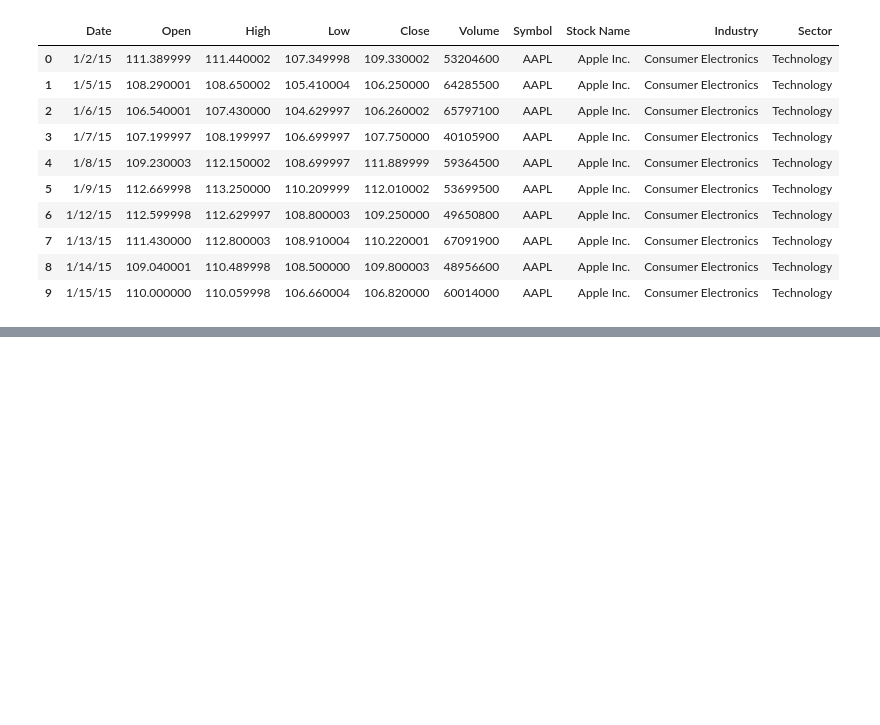
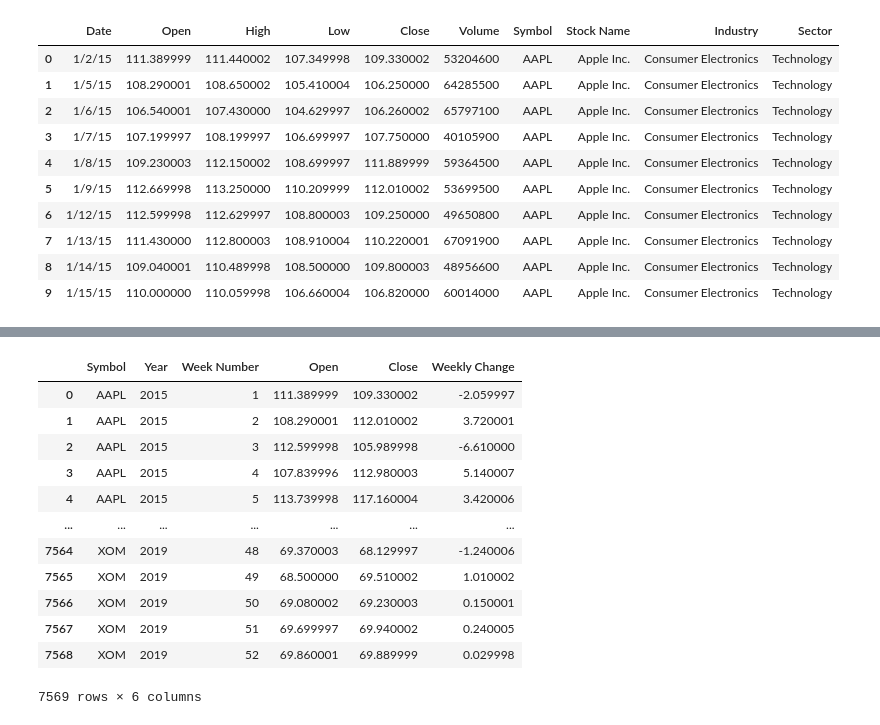
Before and after one commit to Jdshah06/S-P-500-Stock-Analysis, a Jupyter notebook: Project Dow Test.ipynb, the cells around one changed output, grey strips where cells are left out. Cells and saved outputs as stored; diff of their text form; code cells hidden in the pictures; blank space fills up the shorter version.

```diff
--- a/Project Dow Test.ipynb
+++ b/Project Dow Test.ipynb
@@ -125,4 +128,4 @@ stocks_df['Date']= pd.to_datetime(stocks_df['Date'])
 stocks_df['Week Number']= stocks_df['Date'].dt.week
 stocks_df['Year']= stocks_df['Date'].dt.year
 stocks_df
-# weekly_change= stocks_df.groupby(['Symbol','Year','Week Number']).agg({'open':'Open','close':'Close'})
+weekly_change= stocks_df.groupby(['Symbol','Year','Week Number']).agg({'Open':'first','Close':'last'})
@@ -235,0 +149,20 @@ end_weekly_change_df.loc[(end_weekly_change_df['Date']== "2015-01-04")& (end_wee
+# %%
+weekly_change=weekly_change.reset_index()
+# %%
+weekly_change['Weekly Change'] = weekly_change['Close'] - weekly_change['Open']
+# %%
+weekly_change
+# %% [output]
+|  | Symbol | Year | Week Number | Open | Close | Weekly Change |
+| 0 | AAPL | 2015 | 1 | 111.389999 | 109.330002 | -2.059997 |
+| 1 | AAPL | 2015 | 2 | 108.290001 | 112.010002 | 3.720001 |
+| 2 | AAPL | 2015 | 3 | 112.599998 | 105.989998 | -6.610000 |
+| 3 | AAPL | 2015 | 4 | 107.839996 | 112.980003 | 5.140007 |
+| 4 | AAPL | 2015 | 5 | 113.739998 | 117.160004 | 3.420006 |
+| ... | ... | ... | ... | ... | ... | ... |
+| 7564 | XOM | 2019 | 48 | 69.370003 | 68.129997 | -1.240006 |
+| 7565 | XOM | 2019 | 49 | 68.500000 | 69.510002 | 1.010002 |
+| 7566 | XOM | 2019 | 50 | 69.080002 | 69.230003 | 0.150001 |
+| 7567 | XOM | 2019 | 51 | 69.699997 | 69.940002 | 0.240005 |
+| 7568 | XOM | 2019 | 52 | 69.860001 | 69.889999 | 0.029998 |
+7569 rows × 6 columns
```
Also changed, not shown: parts of 22 cells of this notebook, 1 other file.
